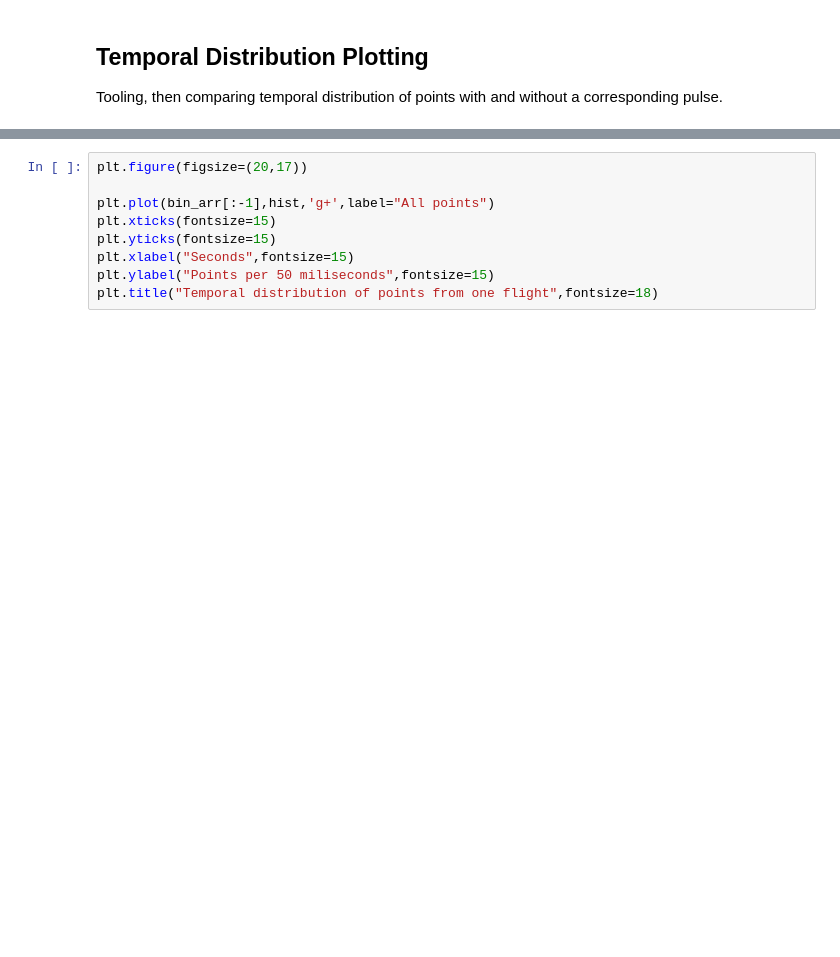
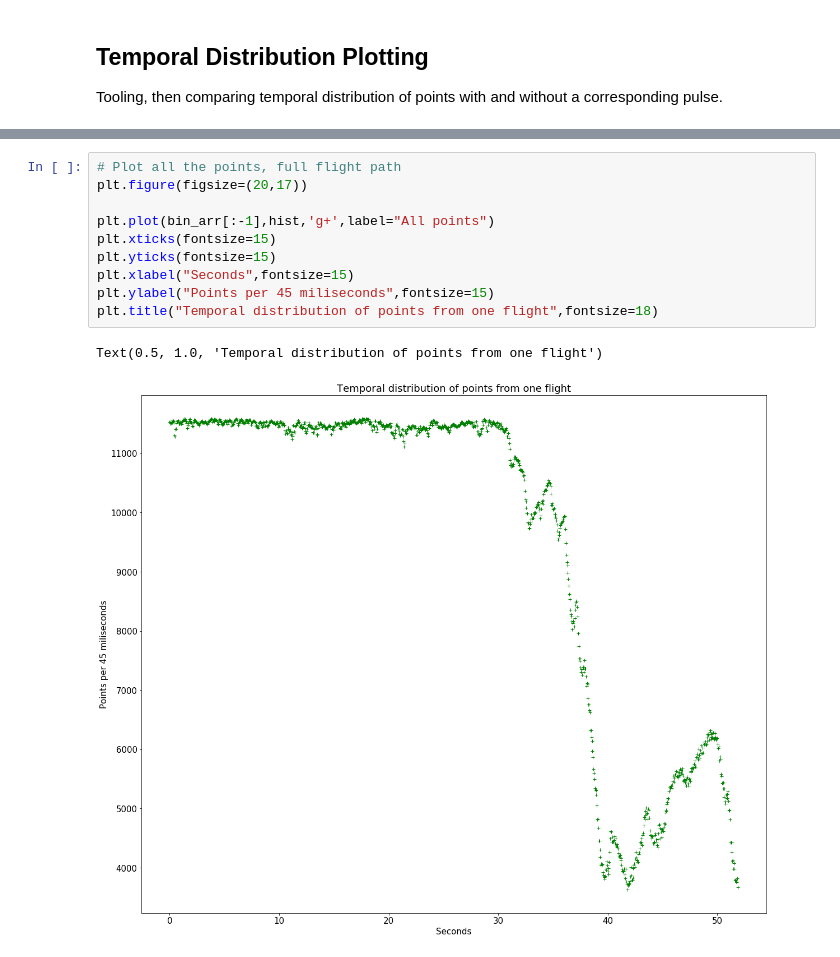
Before and after one commit to mihamerstan/lidar_metrics, a Jupyter notebook: notebooks/comparing_las_pls.ipynb, the cells around one changed output, grey strips where cells are left out. Drawn from its saved outputs; the diff is of its cells as text; blank space fills up the shorter version.

```diff
--- a/notebooks/comparing_las_pls.ipynb
+++ b/notebooks/comparing_las_pls.ipynb
@@ -255,9 +359,13 @@ Text(0.5, 1.0, 'Temporal distribution of pulses from one flight')
 # %%
+# Plot all the points, full flight path
 plt.figure(figsize=(20,17))
 
 plt.plot(bin_arr[:-1],hist,'g+',label="All points")
 plt.xticks(fontsize=15)
 plt.yticks(fontsize=15)
 plt.xlabel("Seconds",fontsize=15)
-plt.ylabel("Points per 50 miliseconds",fontsize=15)
+plt.ylabel("Points per 45 miliseconds",fontsize=15)
 plt.title("Temporal distribution of points from one flight",fontsize=18)
+# %% [output]
+Text(0.5, 1.0, 'Temporal distribution of points from one flight')
+[figure, added]
```
Also changed, not shown: parts of 17 cells of this notebook, 1 other file.
